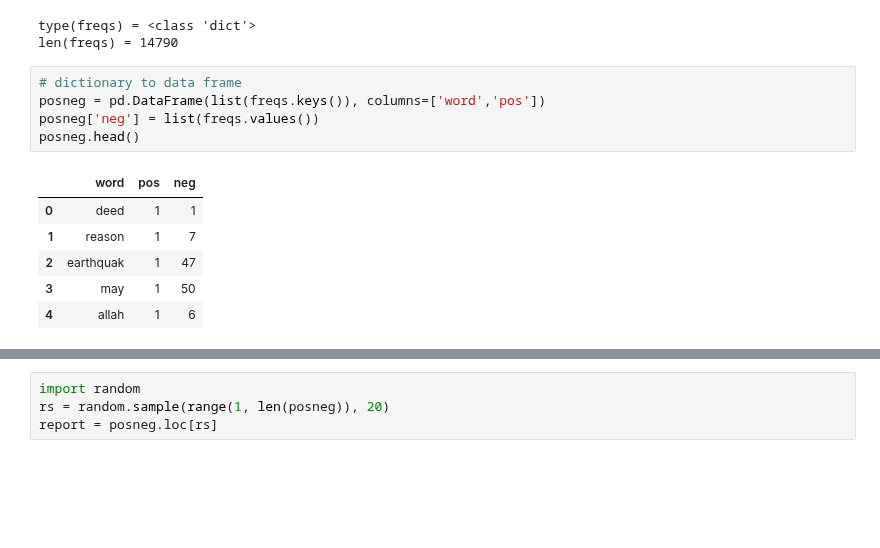
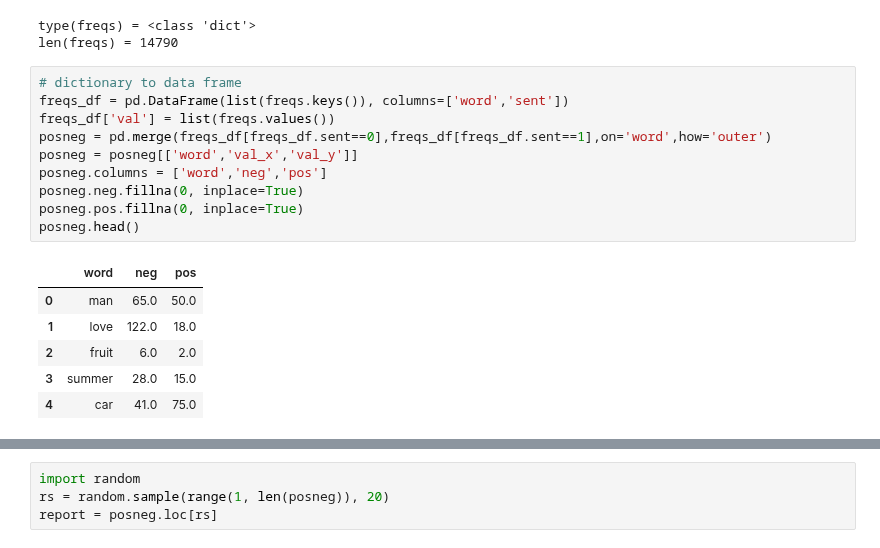
Before and after one commit to nviktorys/NLP0, a Jupyter notebook: 01_DataPreparation.ipynb, the cells around one changed output, grey strips where cells are left out. Saved outputs shown, nothing was run; the diff lists cells and outputs as text; blank space fills up the shorter version.

```diff
--- a/01_DataPreparation.ipynb
+++ b/01_DataPreparation.ipynb
@@ -569,15 +560,20 @@ print(f'len(freqs) = {len(freqs)}')
 # %% [output]
 type(freqs) = <class 'dict'>
 len(freqs) = 14790
-# %%
-# dictionary to data frame
-posneg = pd.DataFrame(list(freqs.keys()), columns=['word','pos'])
-posneg['neg'] = list(freqs.values())
-posneg.head()
-# %% [output]
-|  | word | pos | neg |
-| 0 | deed | 1 | 1 |
-| 1 | reason | 1 | 7 |
-| 2 | earthquak | 1 | 47 |
-| 3 | may | 1 | 50 |
-| 4 | allah | 1 | 6 |
+# %%
+# dictionary to data frame
+freqs_df = pd.DataFrame(list(freqs.keys()), columns=['word','sent'])
+freqs_df['val'] = list(freqs.values())
+posneg = pd.merge(freqs_df[freqs_df.sent==0],freqs_df[freqs_df.sent==1],on='word',how='outer')
+posneg = posneg[['word','val_x','val_y']]
+posneg.columns = ['word','neg','pos']
+posneg.neg.fillna(0, inplace=True)
+posneg.pos.fillna(0, inplace=True)
+posneg.head()
+# %% [output]
+|  | word | neg | pos |
+| 0 | man | 65.0 | 50.0 |
+| 1 | love | 122.0 | 18.0 |
+| 2 | fruit | 6.0 | 2.0 |
+| 3 | summer | 28.0 | 15.0 |
+| 4 | car | 41.0 | 75.0 |
```
Also changed, not shown: parts of 7 cells of this notebook.
